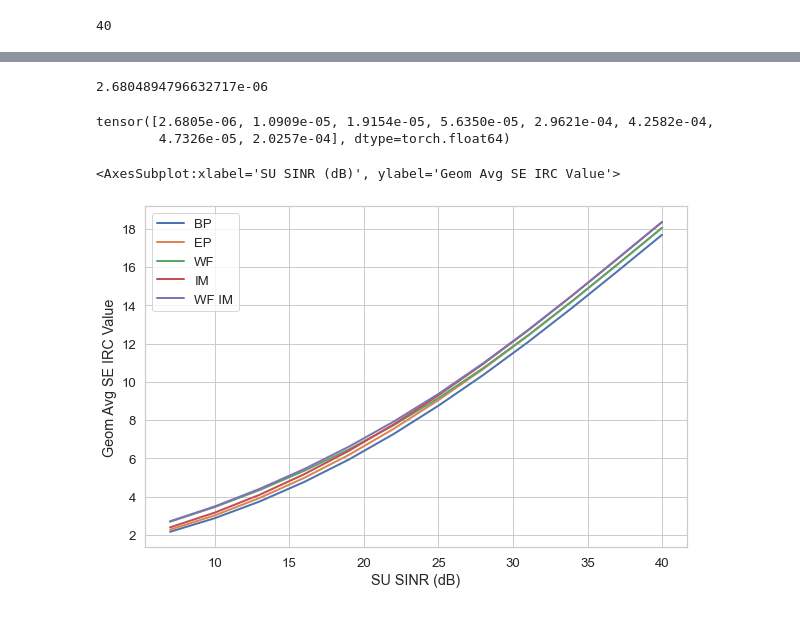
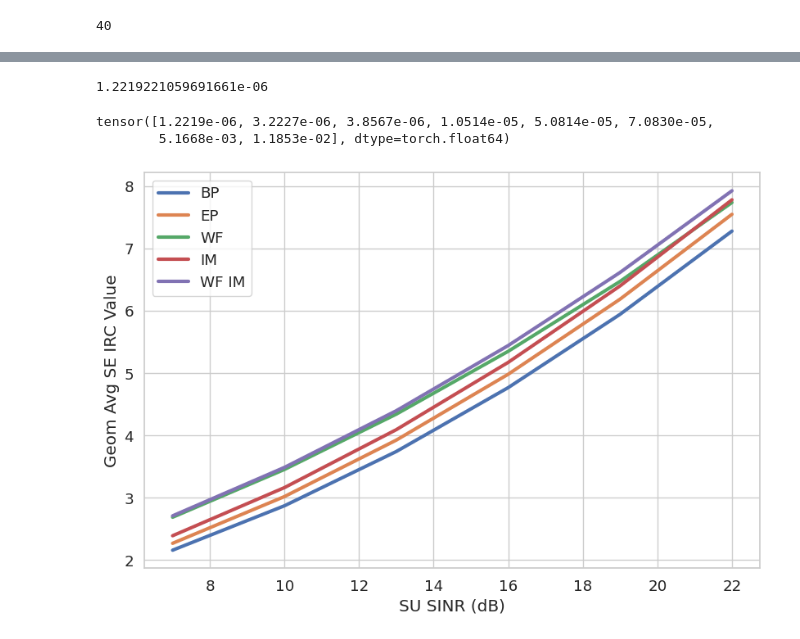
Before and after one commit to eugenbobrov/Power-Allocation-Algorithms-for-Massive-MIMO-Systems-with-Multi-Antenna-Users, a Jupyter notebook: Complex Precoding LMMSE Pytorch Layer Power IRC.ipynb, the cells around one changed output, grey strips where cells are left out. Saved outputs shown, nothing was run; the diff lists cells and outputs as text; code cells hidden in the pictures.

```diff
--- a/Complex Precoding LMMSE Pytorch Layer Power IRC.ipynb
+++ b/Complex Precoding LMMSE Pytorch Layer Power IRC.ipynb
@@ -99,11 +99,13 @@ def db2lin(x):
 
 def zero_forcing(V):
     """ Zero Forcing precoding in its native implementation """
-    return V.solve(V @ V.conj().t())[0].conj().t()
+    return torch.linalg.solve(V @ V.conj().t(), V).conj().t()
+#     return V.solve(V @ V.conj().t())[0].conj().t()
 
 def regularized(V, R):
     """ Regularization with inversed squared singular values """
-    return V.solve(V @ V.conj().t() + V.shape[0] * torch.eye(V.shape[0]) * R)[0].conj().t()
+    return torch.linalg.solve(V @ V.conj().t() + V.shape[0] * torch.eye(V.shape[0]) * R, V).conj().t()
+#     return V.solve(V @ V.conj().t() + V.shape[0] * torch.eye(V.shape[0]) * R)[0].conj().t()
 
 def normalize_precoding(W):
     """ Make feasible per antenna power with equalization """
@@ -147,7 +149,8 @@ def irc_detection(H, W, s):
     Q = torch.eye(R.shape[1]) * s ** 2
 
     B = H @ W.reshape(-1, n_users, n_ranks).permute(1, 0, 2)
-    G = B.solve(R + Q)[0].permute(0, 2, 1).conj()
+    G = torch.linalg.solve(R + Q, B).permute(0, 2, 1).conj()
+#     G = B.solve(R + Q)[0].permute(0, 2, 1).conj()
     G = torch.block_diag(*G)
     return G, X
 
@@ -417,5 +417,5 @@ def lagrange_power_method(A, P, R, N):
         P = 1 / (R + B / P.mean())
     return P
 # %%
-path = "../save_data/n_users=4/3GPP_38.901_UMa_NLOS/far_users/urban/notcorrelated_users/coeff.36.mat"
+path = "save_data/n_users=4/3GPP_38.901_UMa_NLOS/far_users/urban/notcorrelated_users/coeff.36.mat"
 # %%
@@ -663,7 +624,7 @@ plt.savefig("Images/PowerAllocationExample.pdf", bbox_inches="tight")
 history = defaultdict(list)
 n_ranks = 2
 #full_path = "save_data/n_users=8/3GPP_38.901_UMa_NLOS/far_users/urban/notcorrelated_users/*"
-full_path = "../save_data/n_users=8/3GPP_38.901_UMa_NLOS/**/*.mat"
+full_path = "save_data/n_users=8/3GPP_38.901_UMa_NLOS/**/*.mat"
 
 for i, path in enumerate(glob(full_path, recursive=True)):
     H = loadmat(path)["coeff"][..., -1]
@@ -691,7 +652,7 @@ s_grid = np.logspace(1, -10, num=2000)
 n_antennas, n_ranks = 64, 2
 n_iters, mantissa = 2, 4
 #full_path = "save_data/n_users=4/3GPP_38.901_UMa_NLOS/far_users/urban/notcorrelated_users/*"
-full_path = "../save_data/n_users=4/3GPP_38.901_UMa_NLOS/**/*.mat"
+full_path = "save_data/n_users=4/3GPP_38.901_UMa_NLOS/**/*.mat"
 #full_path = "../save_data/n_users=4/3GPP_38.901_UMa_NLOS/close_users/urban/correlated_users/coeff.1.mat"
 s_list = []
 
@@ -745,9 +706,6 @@ for target_sinr in tqdm(range(7, 43, 3)):
 #         history_rzf["MRT"].append(float(spectral_efficiency_irc(H, W_MR, s)))
 
         W_RZF = normalize_max_antennas(regularized(V, s ** 2))
-        print("RZF")
-        print("Primal", W_RZF.norm(dim=0))
-        print("Inv", 1 / W_RZF.norm(dim=0) / (1 / W_RZF.norm(dim=0)).max())
         history_rzf["BP"].append(float(spectral_efficiency_irc(H, W_RZF, s)))
 
 #         A = (W_RZF * W_RZF.conj()).real
@@ -757,11 +715,9 @@ for target_sinr in tqdm(range(7, 43, 3)):
 #         history_rzf["IM RAW"].append(float(spectral_efficiency_irc(H, W_IM, s)))
 
         #W_RZF = normalize_max_antennas(regularized(V, s ** 2))
-        print("Table 1")
         history_rzf["BP Table 1"].append(float(spectral_efficiency_irc_qam(H, W_RZF, s, 0)))
 
         #W_RZF = normalize_max_antennas(regularized(V, s ** 2))
-        print("Table 2")
         history_rzf["BP Table 2"].append(float(spectral_efficiency_irc_qam(H, W_RZF, s, 1)))
 
 #         A = (W_RZF * W_RZF.conj()).real
@@ -771,15 +727,12 @@ for target_sinr in tqdm(range(7, 43, 3)):
 #         history_rzf["IM RAW MCS"].append(float(ideal_efficiene(V, W_IM, R)))
 
         W_RZF = normalize_precoding(regularized(V, s ** 2))
-        print("EP")
         history_rzf["EP"].append(float(spectral_efficiency_irc(H, W_RZF, s)))
 
         W_RZF = normalize_precoding(regularized(V, s ** 2))
-        print("EP Table 1")
         history_rzf["EP Table 1"].append(float(spectral_efficiency_irc_qam(H, W_RZF, s, 0)))
 
         W_RZF = normalize_precoding(regularized(V, s ** 2))
-        print("EP Table 2")
         history_rzf["EP Table 2"].append(float(spectral_efficiency_irc_qam(H, W_RZF, s, 1)))
 
 #         POWER ALLOCATION METHODS
@@ -848,8 +801,6 @@ for target_sinr in tqdm(range(7, 43, 3)):
         P = (1 / W_RZF.norm(dim=0))
         P = intersection_power_method(A, P)
         W_IM = normalize_max_antennas(W_RZF * P)
-        print("IM")
-        print(P / P.max())
         history_rzf["IM"].append(float(spectral_efficiency_irc(H, W_IM, s)))
 
         W_RZF = regularized(V, s ** 2)
@@ -857,8 +808,6 @@ for target_sinr in tqdm(range(7, 43, 3)):
         P = (1 / W_RZF.norm(dim=0))
         P = intersection_power_method(A, P)
         W_IM = normalize_max_antennas(W_RZF * P)
-        print("IM Table 1")
-        print(P / P.max())
         history_rzf["IM Table 1"].append(float(spectral_efficiency_irc_qam(H, W_IM, s, 0)))
 
         W_RZF = regularized(V, s ** 2)
@@ -866,8 +815,6 @@ for target_sinr in tqdm(range(7, 43, 3)):
         P = (1 / W_RZF.norm(dim=0))
         P = intersection_power_method(A, P)
         W_IM = normalize_max_antennas(W_RZF * P)
-        print("IM Table 2")
-        print(P / P.max())
         history_rzf["IM Table 2"].append(float(spectral_efficiency_irc_qam(H, W_IM, s, 1)))
 
 #         A = (W_RZF * W_RZF.conj()).real
@@ -880,32 +827,24 @@ for target_sinr in tqdm(range(7, 43, 3)):
         P = (1 / W_RZF.norm(dim=0))
         P = intersection_power_method_new(A, P, R, H, W_RZF, s, 0)
         W_IM = normalize_max_antennas(W_RZF * P)
-        print("IM MCS CD Table 1")
-        print(P / P.max())
         history_rzf["IM MCS CD Table 1"].append(float(spectral_efficiency_irc_qam(H, W_IM, s, 0)))
 
         A = (W_RZF * W_RZF.conj()).real
         P = (1 / W_RZF.norm(dim=0))
         P = intersection_power_method_new(A, P, R, H, W_RZF, s, 1)
         W_IM = normalize_max_antennas(W_RZF * P)
-        print("IM MCS CD Table 2")
-        print(P / P.max())
         history_rzf["IM MCS CD Table 2"].append(float(spectral_efficiency_irc_qam(H, W_IM, s, 1)))
 
         A = (W_RZF * W_RZF.conj()).real
         P = (1 / W_RZF.norm(dim=0))
         P = intersection_power_method_new_irc(A, P, H, W_RZF, s, 0)
         W_IM = normalize_max_antennas(W_RZF * P)
-        print("IM MCS IRC Table 1")
-        print(P / P.max())
         history_rzf["IM MCS IRC Table 1"].append(float(spectral_efficiency_irc_qam(H, W_IM, s, 0)))
 
         A = (W_RZF * W_RZF.conj()).real
         P = (1 / W_RZF.norm(dim=0))
         P = intersection_power_method_new_irc(A, P, H, W_RZF, s, 1)
         W_IM = normalize_max_antennas(W_RZF * P)
-        print("IM MCS IRC Table 2")
-        print(P / P.max())
         history_rzf["IM MCS IRC Table 2"].append(float(spectral_efficiency_irc_qam(H, W_IM, s, 1)))
 
         history_rzf["SU SINR"].append(target_sinr)
@@ -962,21 +883,20 @@ history_rzf_mean.index.name = "SU SINR (dB)"
 # %%
 s ** 2
 # %% [output]
-2.6804894796632717e-06
+1.2219221059691661e-06
 # %%
 ((s / S) ** 2)
 # %% [output]
-tensor([2.6805e-06, 1.0909e-05, 1.9154e-05, 5.6350e-05, 2.9621e-04, 4.2582e-04,
-        4.7326e-05, 2.0257e-04], dtype=torch.float64)
+tensor([1.2219e-06, 3.2227e-06, 3.8567e-06, 1.0514e-05, 5.0814e-05, 7.0830e-05,
+        5.1668e-03, 1.1853e-02], dtype=torch.float64)
 # %%
 # MU-MIMO, MU-SIMO, MIMO
 # %%
 #history_mean[["ZF", "ZF EP", "ZF WF", 'ZF IM', "ZF WF IM"]].plot(lw=2, ylabel="Geom Avg SE IRC Value")
-history_rzf_mean[["BP", "EP", "WF", 'IM', "WF IM"]].plot(lw=2, ylabel="Geom Avg SE IRC Value")
-#plt.savefig("Images/PA_SE_IRC_Native_WF_RZF.pdf", bbox_inches='tight')
+history_rzf_mean[:6][["BP", "EP", "WF", 'IM', "WF IM"]].plot(lw=3, alpha=1, ylabel="Geom Avg SE IRC Value")
+plt.savefig("Images/PA_SE_IRC_Native_WF_RZF.pdf", bbox_inches='tight')
 # %% [output]
-<AxesSubplot:xlabel='SU SINR (dB)', ylabel='Geom Avg SE IRC Value'>
-[figure, old version]
+[figure, new version]
 # %%
 ax = ((history_rzf_mean[["BP", "EP", "WF", 'IM', "WF IM"]] / history_rzf_mean["EP"].values[:, None] - 1)).plot(lw=3, ylabel="Geom Avg SE IRC Gain")
 vals = ax.get_yticks()
```
Also changed, not shown: parts of 17 cells of this notebook.
